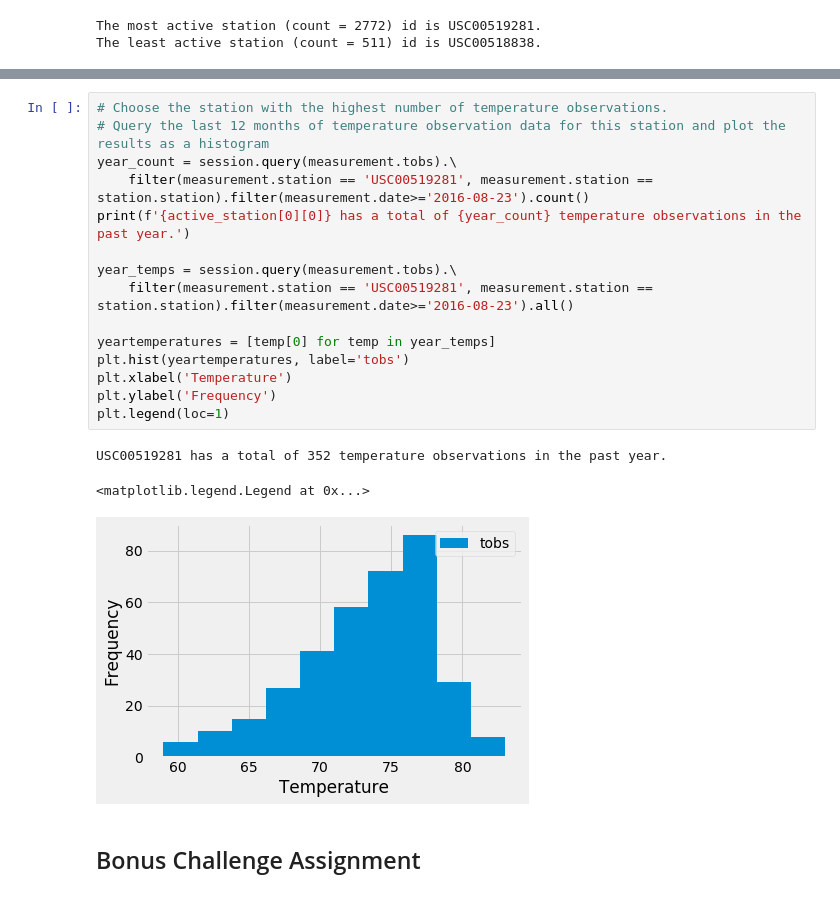
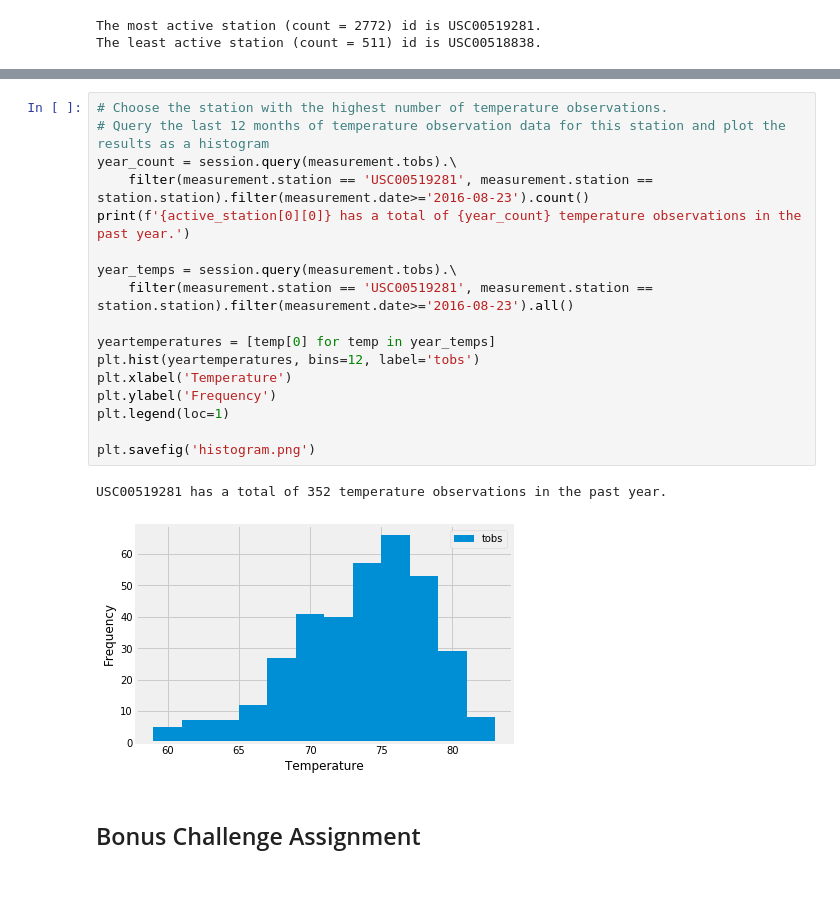
Before and after one commit to leahlindy/sqlalchemy-challenge, a Jupyter notebook: climate_starter.ipynb, the cells around one changed output, grey strips where cells are left out. Drawn from its saved outputs; the diff is of its cells as text.

```diff
--- a/climate_starter.ipynb
+++ b/climate_starter.ipynb
@@ -185,22 +205,23 @@ USC00519281 has a total of 2772 temperature observations
 # %%
 # Choose the station with the highest number of temperature observations.
 # Query the last 12 months of temperature observation data for this station and plot the results as a histogram
 year_count = session.query(measurement.tobs).\
     filter(measurement.station == 'USC00519281', measurement.station == station.station).filter(measurement.date>='2016-08-23').count()
 print(f'{active_station[0][0]} has a total of {year_count} temperature observations in the past year.')
 
 year_temps = session.query(measurement.tobs).\
     filter(measurement.station == 'USC00519281', measurement.station == station.station).filter(measurement.date>='2016-08-23').all()
 
 yeartemperatures = [temp[0] for temp in year_temps]
-plt.hist(yeartemperatures, label='tobs')
+plt.hist(yeartemperatures, bins=12, label='tobs')
 plt.xlabel('Temperature')
 plt.ylabel('Frequency')
 plt.legend(loc=1)
+
+plt.savefig('histogram.png')
 # %% [output]
 USC00519281 has a total of 352 temperature observations in the past year.
-<matplotlib.legend.Legend at 0x...>
-[figure, old version]
+[figure, new version]
 # %% [markdown]
 ## Bonus Challenge Assignment
 # %%
```
Also changed, not shown: parts of 11 cells of this notebook, 2 other files.
